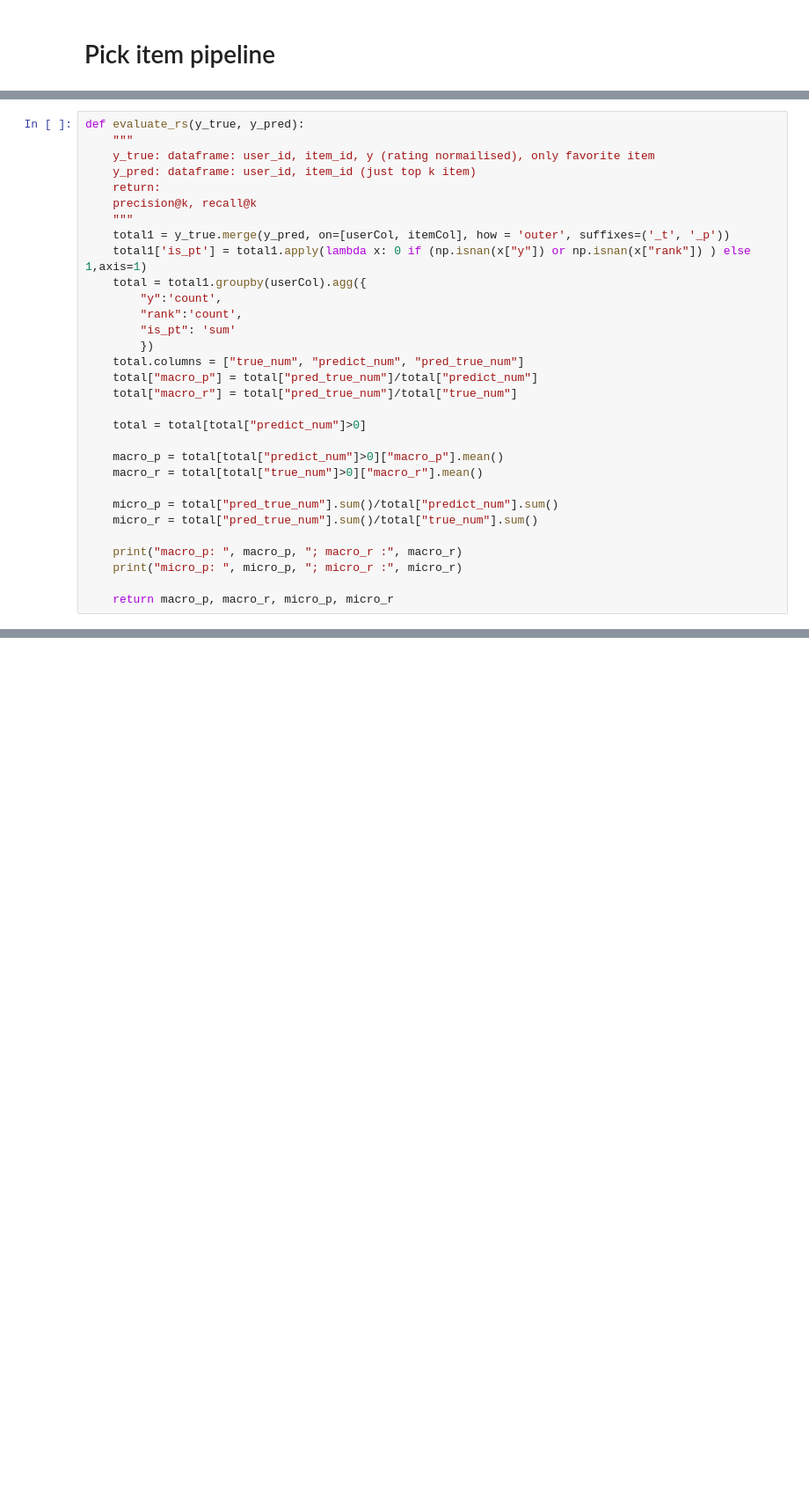
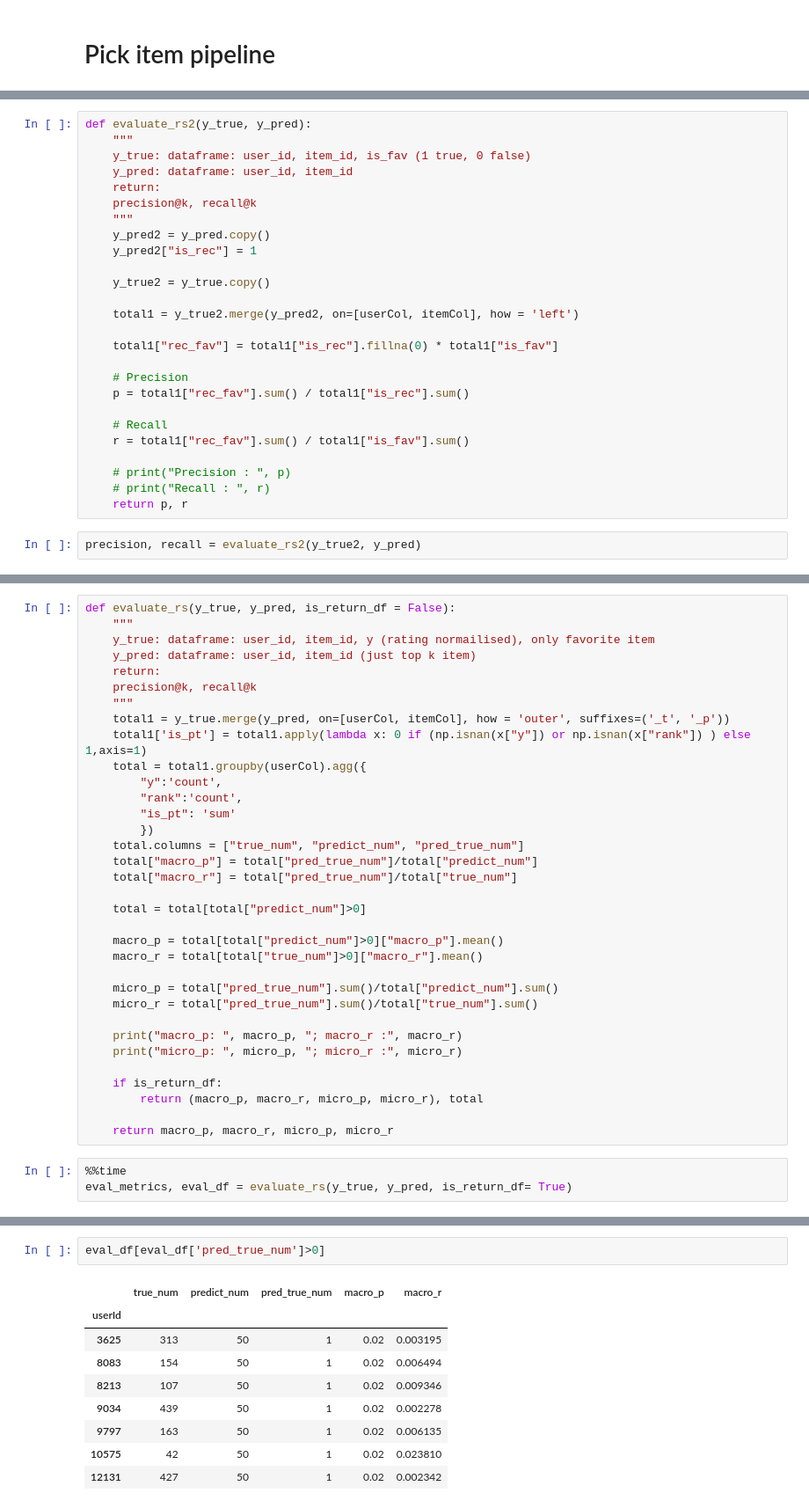
Before and after one commit to quanvu0996/TF_cert_training, a Jupyter notebook: v2.6_ML20M SUPERVISED CONTRASTIVE ONLY.ipynb, the cells around one changed output, grey strips where cells are left out. Shown at 88% size. Cells and saved outputs as stored; diff of their text form; blank space fills up the shorter version.

Commit message:
High precision evaluation

```diff
--- a/v2.6_ML20M SUPERVISED CONTRASTIVE ONLY.ipynb
+++ b/v2.6_ML20M SUPERVISED CONTRASTIVE ONLY.ipynb
@@ -768,0 +816,28 @@ Wall time: 10min 16s
+# %%
+def evaluate_rs2(y_true, y_pred):
+    """
+    y_true: dataframe: user_id, item_id, is_fav (1 true, 0 false)
+    y_pred: dataframe: user_id, item_id
+    return:
+    precision@k, recall@k
+    """
+    y_pred2 = y_pred.copy()
+    y_pred2["is_rec"] = 1
+
+    y_true2 = y_true.copy()
+
+    total1 = y_true2.merge(y_pred2, on=[userCol, itemCol], how = 'left')
+
+    total1["rec_fav"] = total1["is_rec"].fillna(0) * total1["is_fav"]
+
+    # Precision
+    p = total1["rec_fav"].sum() / total1["is_rec"].sum()
+
+    # Recall
+    r = total1["rec_fav"].sum() / total1["is_fav"].sum()
+
+    # print("Precision : ", p)
+    # print("Recall : ", r)
+    return p, r
+# %%
+precision, recall = evaluate_rs2(y_true2, y_pred)
@@ -769,5 +852,5 @@ Wall time: 10min 16s
 # %%
-def evaluate_rs(y_true, y_pred):
+def evaluate_rs(y_true, y_pred, is_return_df = False):
     """
     y_true: dataframe: user_id, item_id, y (rating normailised), only favorite item
     y_pred: dataframe: user_id, item_id (just top k item)
@@ -796,4 +879,10 @@ def evaluate_rs(y_true, y_pred):
     print("macro_p: ", macro_p, "; macro_r :", macro_r)
     print("micro_p: ", micro_p, "; micro_r :", micro_r)
 
+    if is_return_df:
+        return (macro_p, macro_r, micro_p, micro_r), total
+
     return macro_p, macro_r, micro_p, micro_r
+# %%
+%%time
+eval_metrics, eval_df = evaluate_rs(y_true, y_pred, is_return_df= True)
@@ -800,3 +894,15 @@ def evaluate_rs(y_true, y_pred):
+# %%
+eval_df[eval_df['pred_true_num']>0]
+# %% [output]
+|  | true_num | predict_num | pred_true_num | macro_p | macro_r |
+| userId |  |  |  |  |  |
+| 3625 | 313 | 50 | 1 | 0.02 | 0.003195 |
+| 8083 | 154 | 50 | 1 | 0.02 | 0.006494 |
+| 8213 | 107 | 50 | 1 | 0.02 | 0.009346 |
+| 9034 | 439 | 50 | 1 | 0.02 | 0.002278 |
+| 9797 | 163 | 50 | 1 | 0.02 | 0.006135 |
+| 10575 | 42 | 50 | 1 | 0.02 | 0.023810 |
+| 12131 | 427 | 50 | 1 | 0.02 | 0.002342 |
 # %%
 %%time
 macro_p, macro_r, micro_p, micro_r= evaluate_rs(y_true, y_pred)
```
Also changed, not shown: parts of 31 cells of this notebook.
